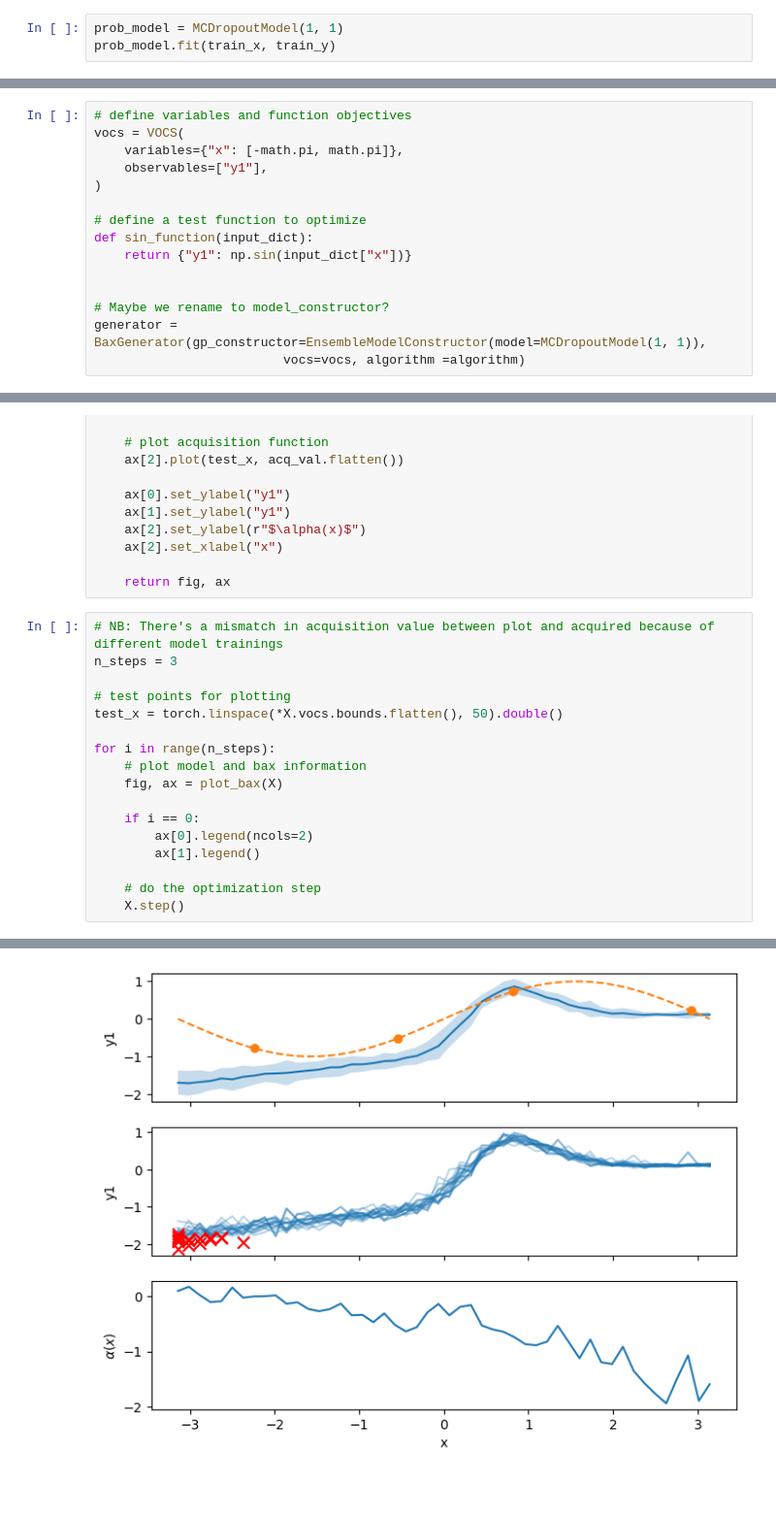
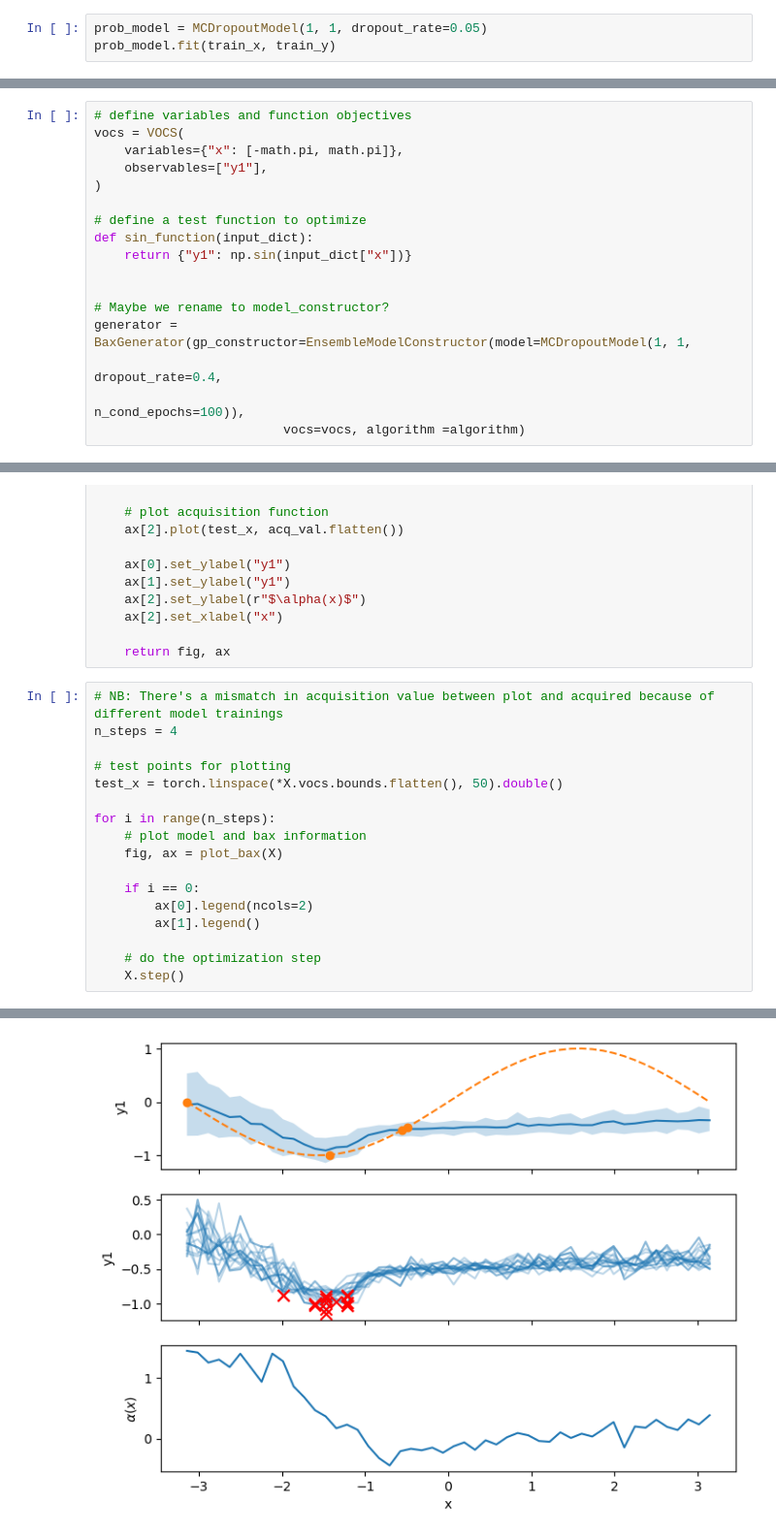
Before and after one commit to xopt-org/bax_algorithms, a Jupyter notebook: NN BoTorch Model.ipynb, the cells around one changed output, grey strips where cells are left out. Shown at 97% size. Cells and saved outputs as stored; diff of their text form; blank space fills up the shorter version.

```diff
--- a/NN BoTorch Model.ipynb
+++ b/NN BoTorch Model.ipynb
@@ -29,7 +29,7 @@ torch.manual_seed(3)
 train_x = (torch.rand(5)*(2*np.pi)-np.pi)[:, None]
 train_y = torch.sin(train_x)
 # %%
-prob_model = MCDropoutModel(1, 1)
+prob_model = MCDropoutModel(1, 1, dropout_rate=0.05)
 prob_model.fit(train_x, train_y)
 # %%
 test_x = torch.linspace(-np.pi, np.pi, 100)[:, None]
@@ -67,7 +67,9 @@ def sin_function(input_dict):
 
 
 # Maybe we rename to model_constructor?
-generator = BaxGenerator(gp_constructor=EnsembleModelConstructor(model=MCDropoutModel(1, 1)),
+generator = BaxGenerator(gp_constructor=EnsembleModelConstructor(model=MCDropoutModel(1, 1,
+                                                                                      dropout_rate=0.4,
+                                                                                      n_cond_epochs=100)),
                          vocs=vocs, algorithm =algorithm)
 # %%
 # construct evaluator
@@ -151,7 +153,7 @@ def plot_bax(X):
     return fig, ax
 # %%
 # NB: There's a mismatch in acquisition value between plot and acquired because of different model trainings
-n_steps = 3
+n_steps = 4
 
 # test points for plotting
 test_x = torch.linspace(*X.vocs.bounds.flatten(), 50).double()
@@ -171 +173 @@ for i in range(n_steps):
-[figure, old version]
+[figure, new version]
```
Also changed, not shown: parts of 3 cells of this notebook.
